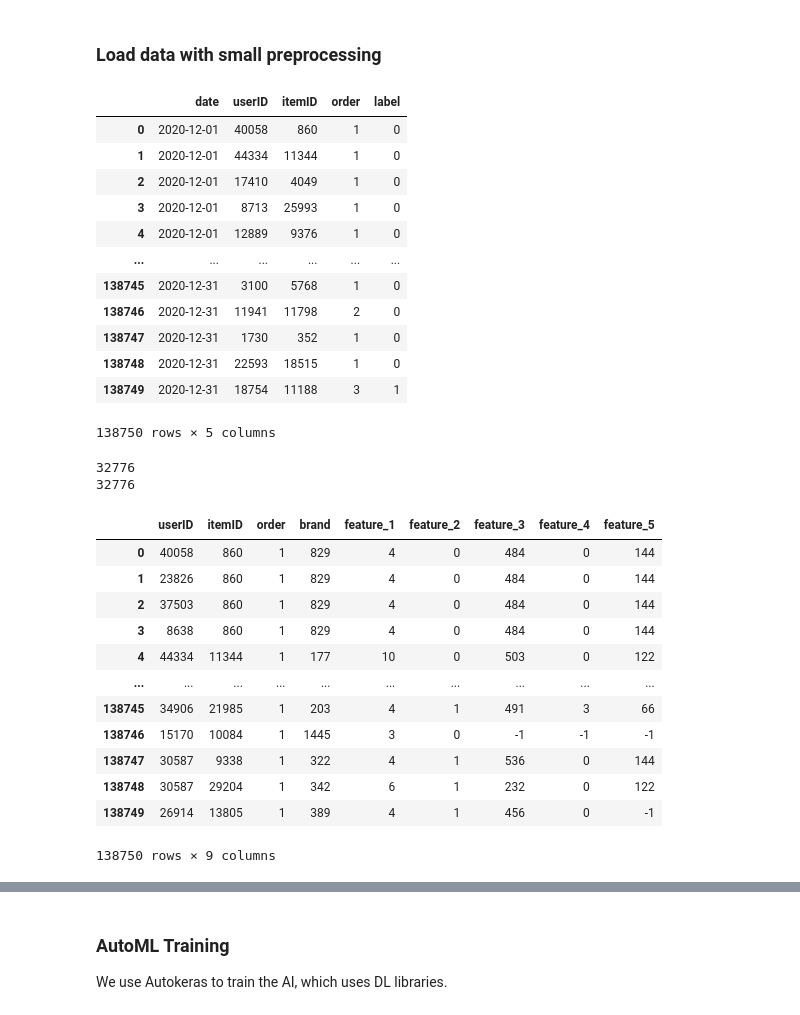
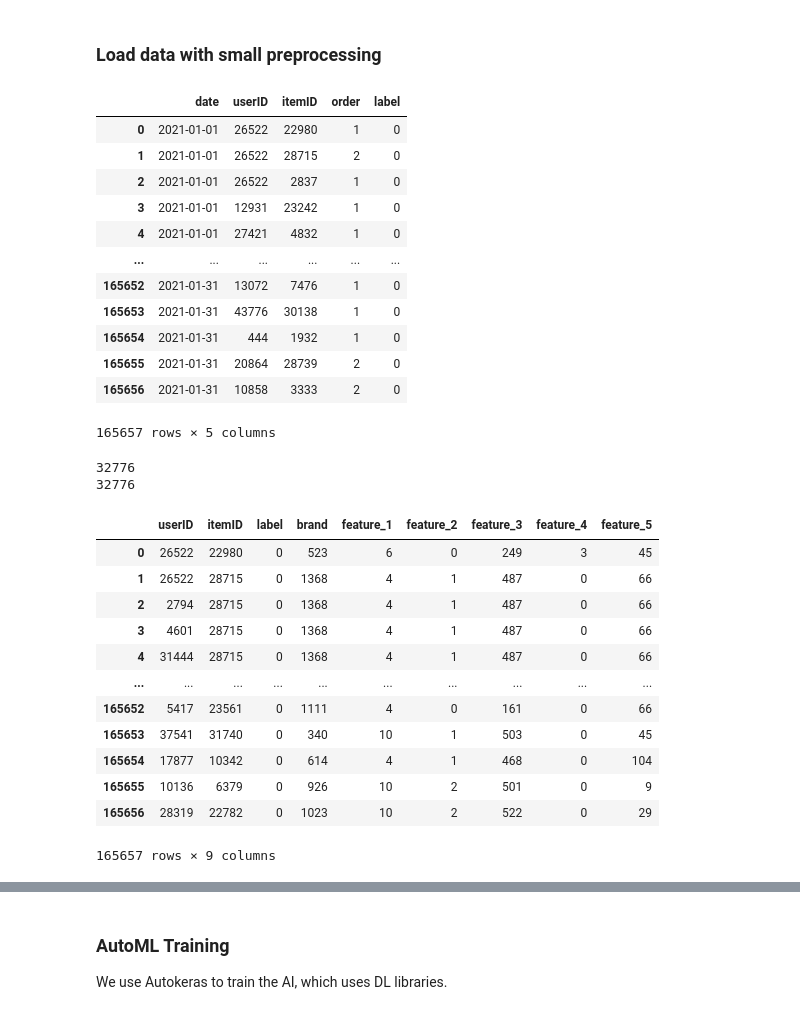
Before and after one commit to zhong3401/Data-Mining2, a Jupyter notebook: AI_Training_Patrick.ipynb, the cells around one changed output, grey strips where cells are left out. Cells and saved outputs as stored; diff of their text form; code cells hidden in the pictures.

```diff
--- a/AI_Training_Patrick.ipynb
+++ b/AI_Training_Patrick.ipynb
@@ -34,25 +35,25 @@ def _compute_points_for_row(row):
 # %%
 #loading the datasets
 
-df_orders = pd.read_csv("orders__dec_labeled.csv", sep = ",") #labeled
+df_orders = pd.read_csv("orders__jan_labeled.csv", sep = ",") #labeled
 df_items = pd.read_csv("items.csv", sep = "|") #items
 df_category = pd.read_csv("category_hierarchy.csv", sep = "|") #categories
 
 df_orders
 # %% [output]
 |  | date | userID | itemID | order | label |
-| 0 | 2020-12-01 | 40058 | 860 | 1 | 0 |
-| 1 | 2020-12-01 | 44334 | 11344 | 1 | 0 |
-| 2 | 2020-12-01 | 17410 | 4049 | 1 | 0 |
-| 3 | 2020-12-01 | 8713 | 25993 | 1 | 0 |
-| 4 | 2020-12-01 | 12889 | 9376 | 1 | 0 |
+| 0 | 2021-01-01 | 26522 | 22980 | 1 | 0 |
+| 1 | 2021-01-01 | 26522 | 28715 | 2 | 0 |
+| 2 | 2021-01-01 | 26522 | 2837 | 1 | 0 |
+| 3 | 2021-01-01 | 12931 | 23242 | 1 | 0 |
+| 4 | 2021-01-01 | 27421 | 4832 | 1 | 0 |
 | ... | ... | ... | ... | ... | ... |
-| 138745 | 2020-12-31 | 3100 | 5768 | 1 | 0 |
-| 138746 | 2020-12-31 | 11941 | 11798 | 2 | 0 |
-| 138747 | 2020-12-31 | 1730 | 352 | 1 | 0 |
-| 138748 | 2020-12-31 | 22593 | 18515 | 1 | 0 |
-| 138749 | 2020-12-31 | 18754 | 11188 | 3 | 1 |
+| 165652 | 2021-01-31 | 13072 | 7476 | 1 | 0 |
+| 165653 | 2021-01-31 | 43776 | 30138 | 1 | 0 |
+| 165654 | 2021-01-31 | 444 | 1932 | 1 | 0 |
+| 165655 | 2021-01-31 | 20864 | 28739 | 2 | 0 |
+| 165656 | 2021-01-31 | 10858 | 3333 | 2 | 0 |
-138750 rows × 5 columns
+165657 rows × 5 columns
 # %%
 print(len(df_items['itemID'].unique())) #checking for duplicates
 print(len(df_items))
@@ -64,25 +65,26 @@ result = pd.merge(df_orders, df_items, on="itemID") #merging the dataset on item
 # %%
 result = result.drop(['categories'], axis = 1) #dropping the categories
 result = result.drop(['date'], axis = 1) # dropping the date
 
 labels = result["label"] # generating a label dataset
 data = result.drop(['label'], axis = 1) #dropping label
+data = result.drop(['order'], axis = 1) #dropping label
 
 data
 # %% [output]
-|  | userID | itemID | order | brand | feature_1 | feature_2 | feature_3 | feature_4 | feature_5 |
-| 0 | 40058 | 860 | 1 | 829 | 4 | 0 | 484 | 0 | 144 |
-| 1 | 23826 | 860 | 1 | 829 | 4 | 0 | 484 | 0 | 144 |
-| 2 | 37503 | 860 | 1 | 829 | 4 | 0 | 484 | 0 | 144 |
-| 3 | 8638 | 860 | 1 | 829 | 4 | 0 | 484 | 0 | 144 |
-| 4 | 44334 | 11344 | 1 | 177 | 10 | 0 | 503 | 0 | 122 |
+|  | userID | itemID | label | brand | feature_1 | feature_2 | feature_3 | feature_4 | feature_5 |
+| 0 | 26522 | 22980 | 0 | 523 | 6 | 0 | 249 | 3 | 45 |
+| 1 | 26522 | 28715 | 0 | 1368 | 4 | 1 | 487 | 0 | 66 |
+| 2 | 2794 | 28715 | 0 | 1368 | 4 | 1 | 487 | 0 | 66 |
+| 3 | 4601 | 28715 | 0 | 1368 | 4 | 1 | 487 | 0 | 66 |
+| 4 | 31444 | 28715 | 0 | 1368 | 4 | 1 | 487 | 0 | 66 |
 | ... | ... | ... | ... | ... | ... | ... | ... | ... | ... |
-| 138745 | 34906 | 21985 | 1 | 203 | 4 | 1 | 491 | 3 | 66 |
-| 138746 | 15170 | 10084 | 1 | 1445 | 3 | 0 | -1 | -1 | -1 |
-| 138747 | 30587 | 9338 | 1 | 322 | 4 | 1 | 536 | 0 | 144 |
-| 138748 | 30587 | 29204 | 1 | 342 | 6 | 1 | 232 | 0 | 122 |
-| 138749 | 26914 | 13805 | 1 | 389 | 4 | 1 | 456 | 0 | -1 |
+| 165652 | 5417 | 23561 | 0 | 1111 | 4 | 0 | 161 | 0 | 66 |
+| 165653 | 37541 | 31740 | 0 | 340 | 10 | 1 | 503 | 0 | 45 |
+| 165654 | 17877 | 10342 | 0 | 614 | 4 | 1 | 468 | 0 | 104 |
+| 165655 | 10136 | 6379 | 0 | 926 | 10 | 2 | 501 | 0 | 9 |
+| 165656 | 28319 | 22782 | 0 | 1023 | 10 | 2 | 522 | 0 | 29 |
-138750 rows × 9 columns
+165657 rows × 9 columns
 # %%
 enc = OneHotEncoder(handle_unknown='ignore') #onehotencoder
 cols = ["feature_1", "feature_2", "feature_4"] #columns to onehot encode
```
Also changed, not shown: parts of 18 cells of this notebook, 1 other file.
